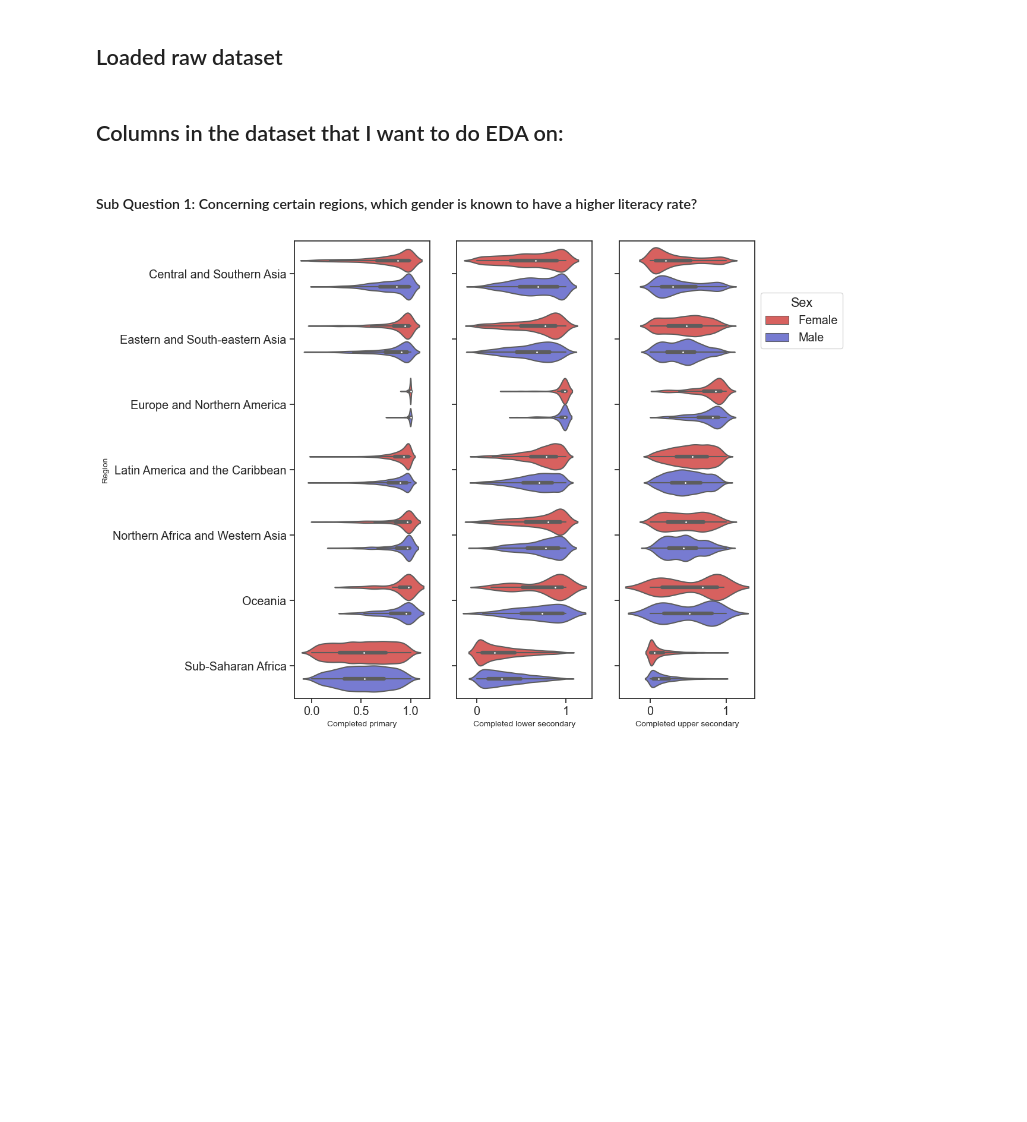
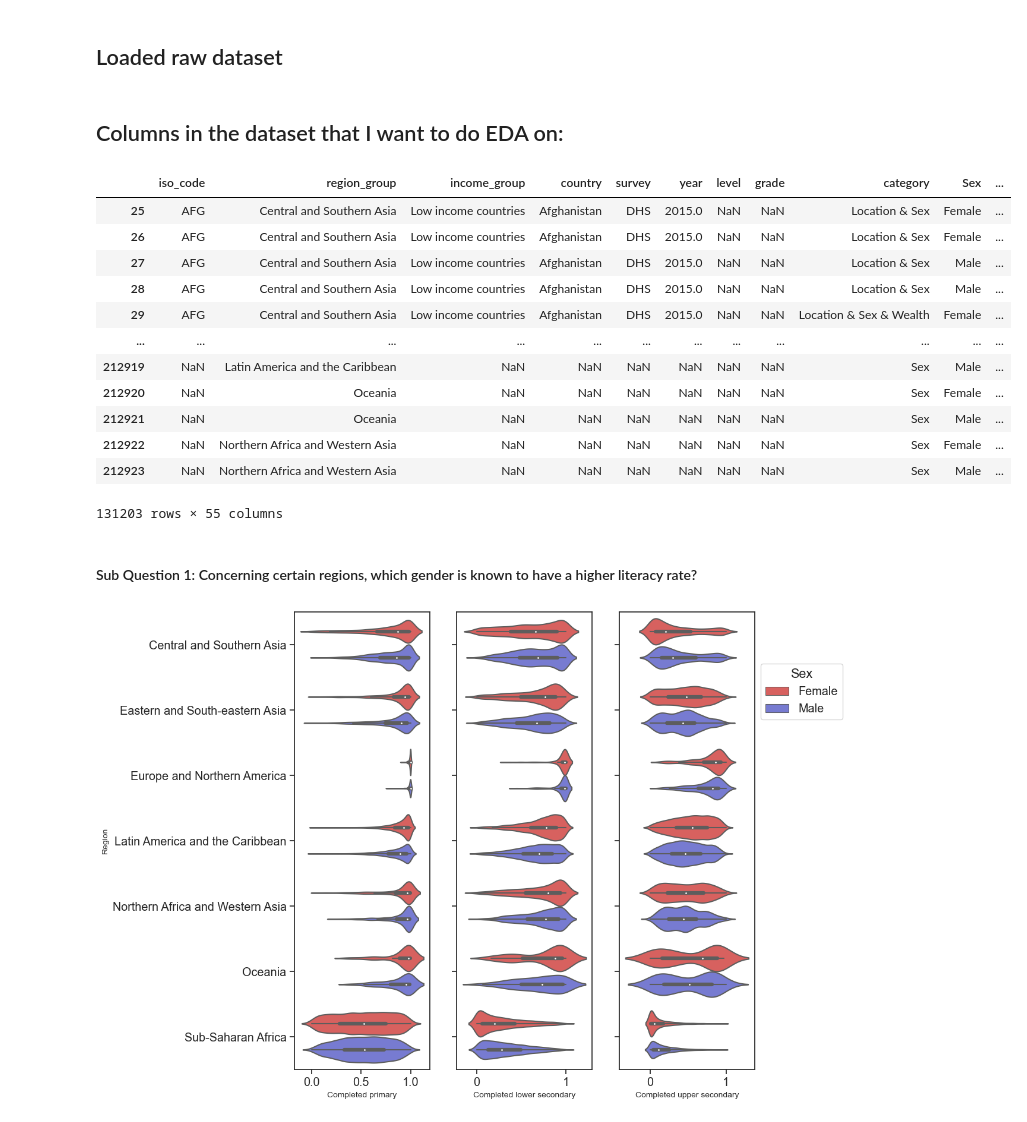
Before and after one commit to ubco-W2022T2-data301/project-group-group18, a Jupyter notebook: analysis/analysis3.ipynb, the cells around one changed output. Cells and saved outputs as stored; diff of their text form; code cells hidden in the pictures; blank space fills up the shorter version.

```diff
--- a/analysis/analysis3.ipynb
+++ b/analysis/analysis3.ipynb
@@ -34,6 +34,21 @@ sns.set_theme(style="ticks",
 import project_functions3
 # %%
 df=project_functions3.load_and_process("../data/raw/dataset_raw.csv",dtype={"Region": "oject", "Ethnicity": "object","Religion": "object","Language": "object"})
+df
+# %% [output]
+|  | iso_code | region_group | income_group | country | survey | year | level | grade | category | Sex | ... |
+| 25 | AFG | Central and Southern Asia | Low income countries | Afghanistan | DHS | 2015.0 | NaN | NaN | Location & Sex | Female | ... |
+| 26 | AFG | Central and Southern Asia | Low income countries | Afghanistan | DHS | 2015.0 | NaN | NaN | Location & Sex | Female | ... |
+| 27 | AFG | Central and Southern Asia | Low income countries | Afghanistan | DHS | 2015.0 | NaN | NaN | Location & Sex | Male | ... |
+| 28 | AFG | Central and Southern Asia | Low income countries | Afghanistan | DHS | 2015.0 | NaN | NaN | Location & Sex | Male | ... |
+| 29 | AFG | Central and Southern Asia | Low income countries | Afghanistan | DHS | 2015.0 | NaN | NaN | Location & Sex & Wealth | Female | ... |
+| ... | ... | ... | ... | ... | ... | ... | ... | ... | ... | ... | ... |
+| 212919 | NaN | Latin America and the Caribbean | NaN | NaN | NaN | NaN | NaN | NaN | Sex | Male | ... |
+| 212920 | NaN | Oceania | NaN | NaN | NaN | NaN | NaN | NaN | Sex | Female | ... |
+| 212921 | NaN | Oceania | NaN | NaN | NaN | NaN | NaN | NaN | Sex | Male | ... |
+| 212922 | NaN | Northern Africa and Western Asia | NaN | NaN | NaN | NaN | NaN | NaN | Sex | Female | ... |
+| 212923 | NaN | Northern Africa and Western Asia | NaN | NaN | NaN | NaN | NaN | NaN | Sex | Male | ... |
+131203 rows × 55 columns
 # %% [markdown]
 #### Sub Question 1: Concerning certain regions, which gender is known to have a higher literacy rate?
 # %%
```
Also changed, not shown: parts of 9 cells of this notebook, 1 other file.
